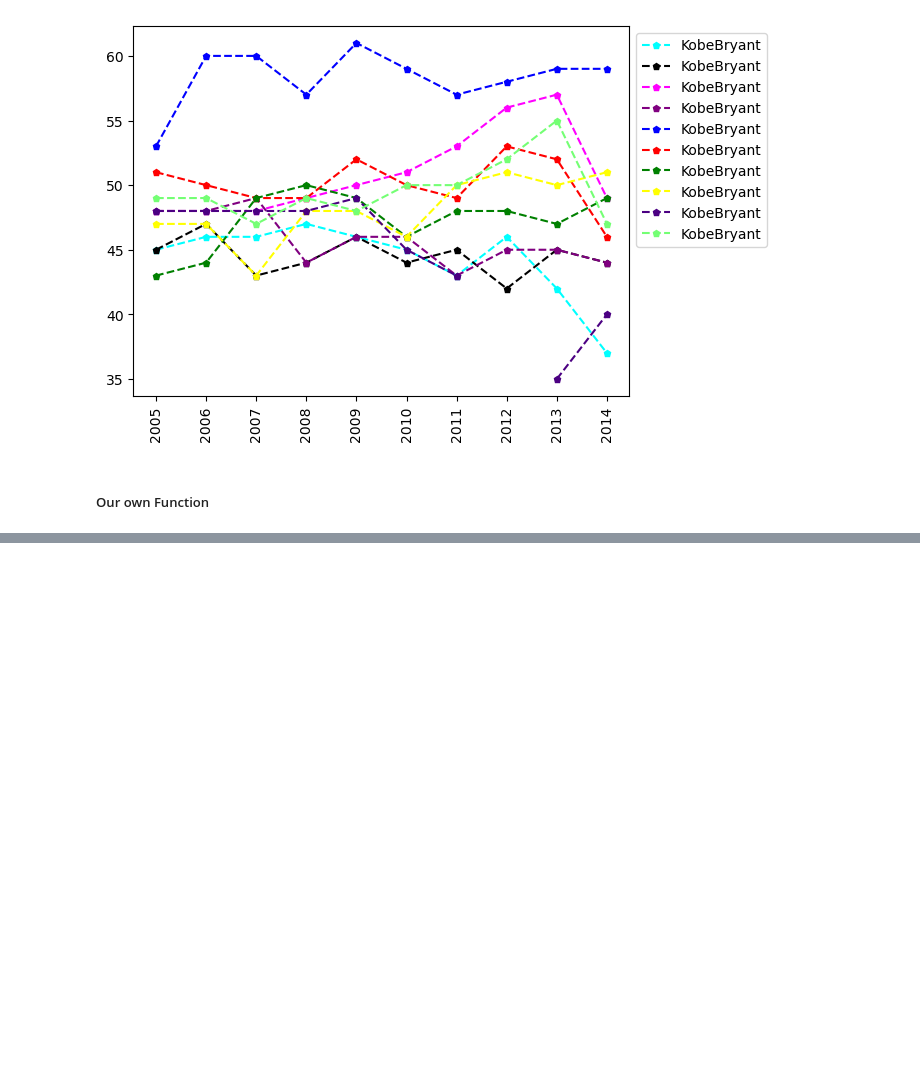
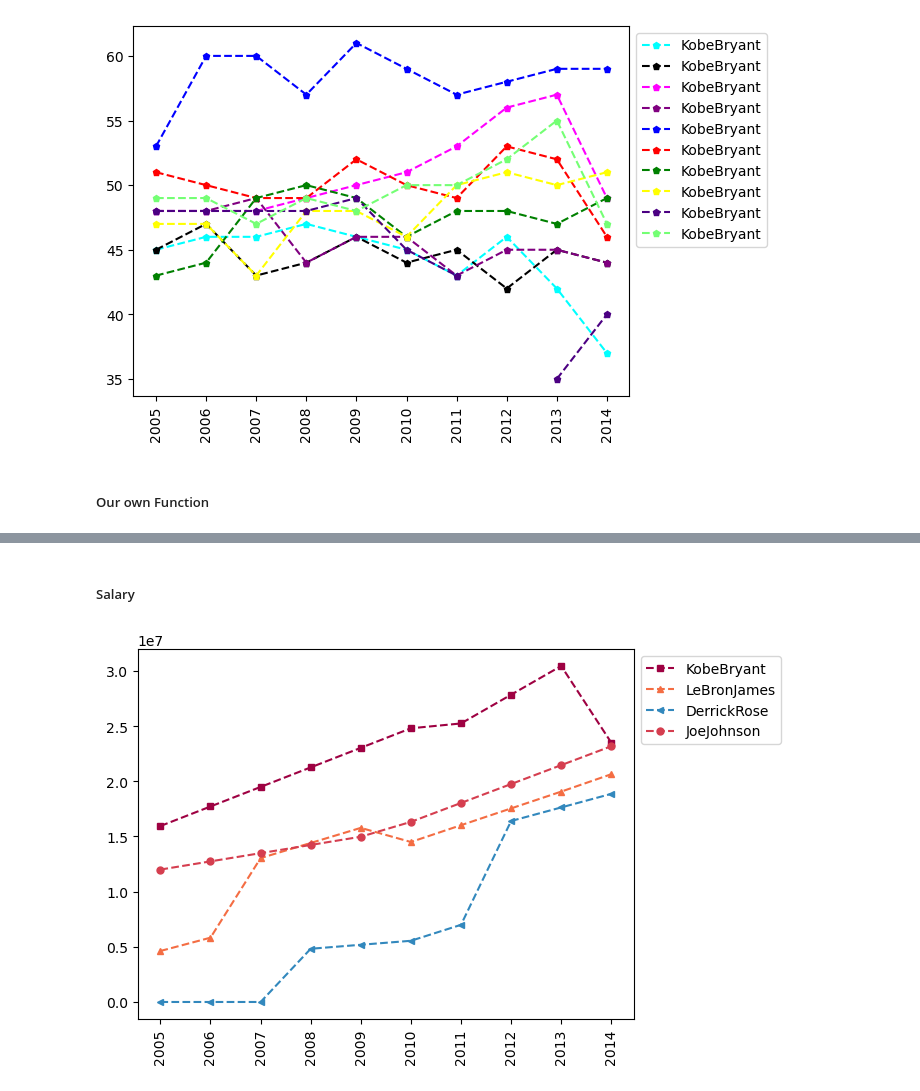
Before and after one commit to nicky-ops/Python_for_data_science, a Jupyter notebook: matrices.ipynb, the cells around one changed output, grey strips where cells are left out. Drawn from its saved outputs; the diff is of its cells as text; code cells hidden in the pictures; blank space fills up the shorter version.

```diff
--- a/matrices.ipynb
+++ b/matrices.ipynb
@@ -529,0 +594,7 @@ myplot(playerlist)
+# %% [markdown]
+##### Salary
+# %%
+playerlist = ['KobeBryant', 'LeBronJames', 'DerrickRose', 'JoeJohnson']
+myplot(Salary, playerlist)
+# %% [output]
+[figure, added]
```
Also changed, not shown: parts of 16 cells of this notebook.
